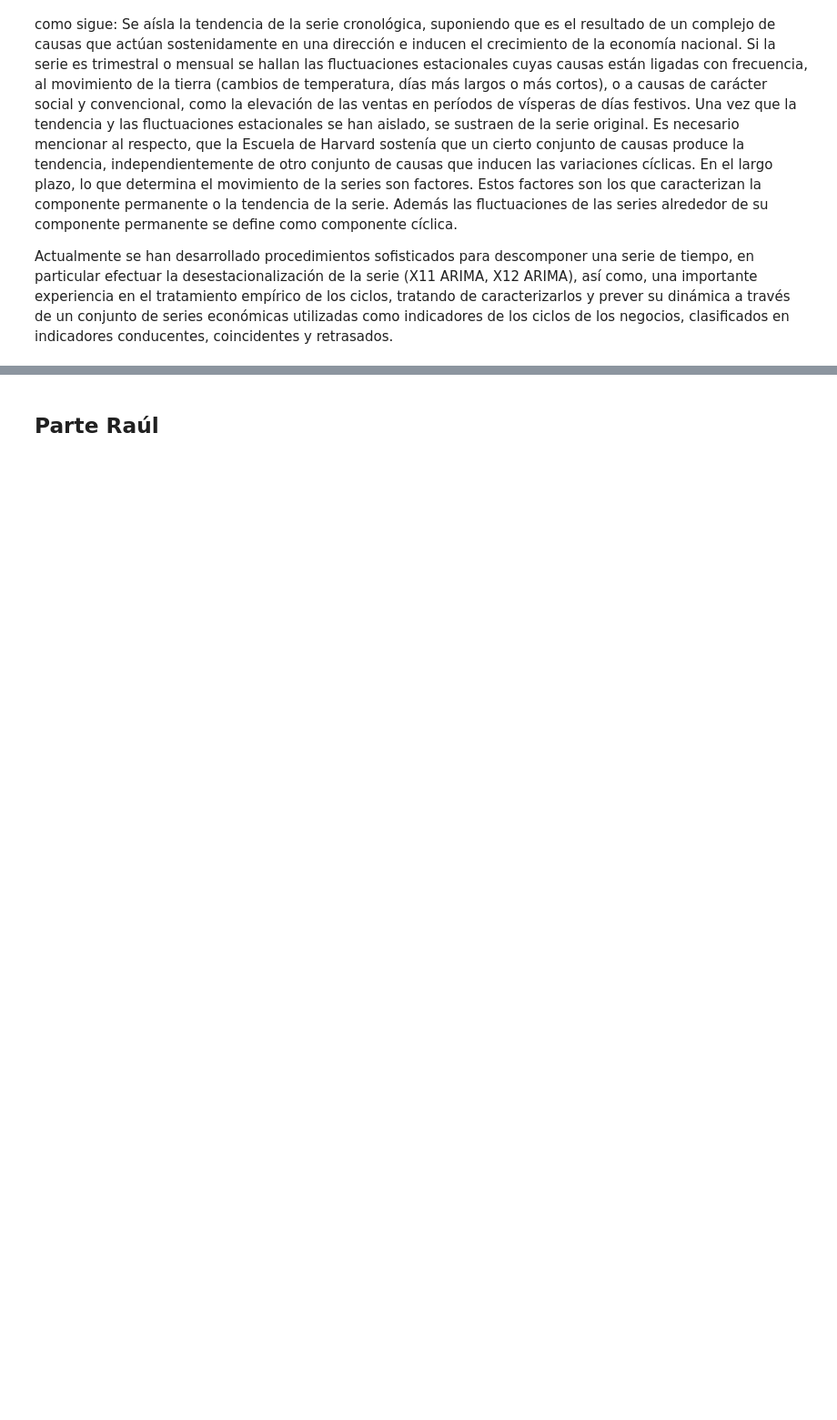
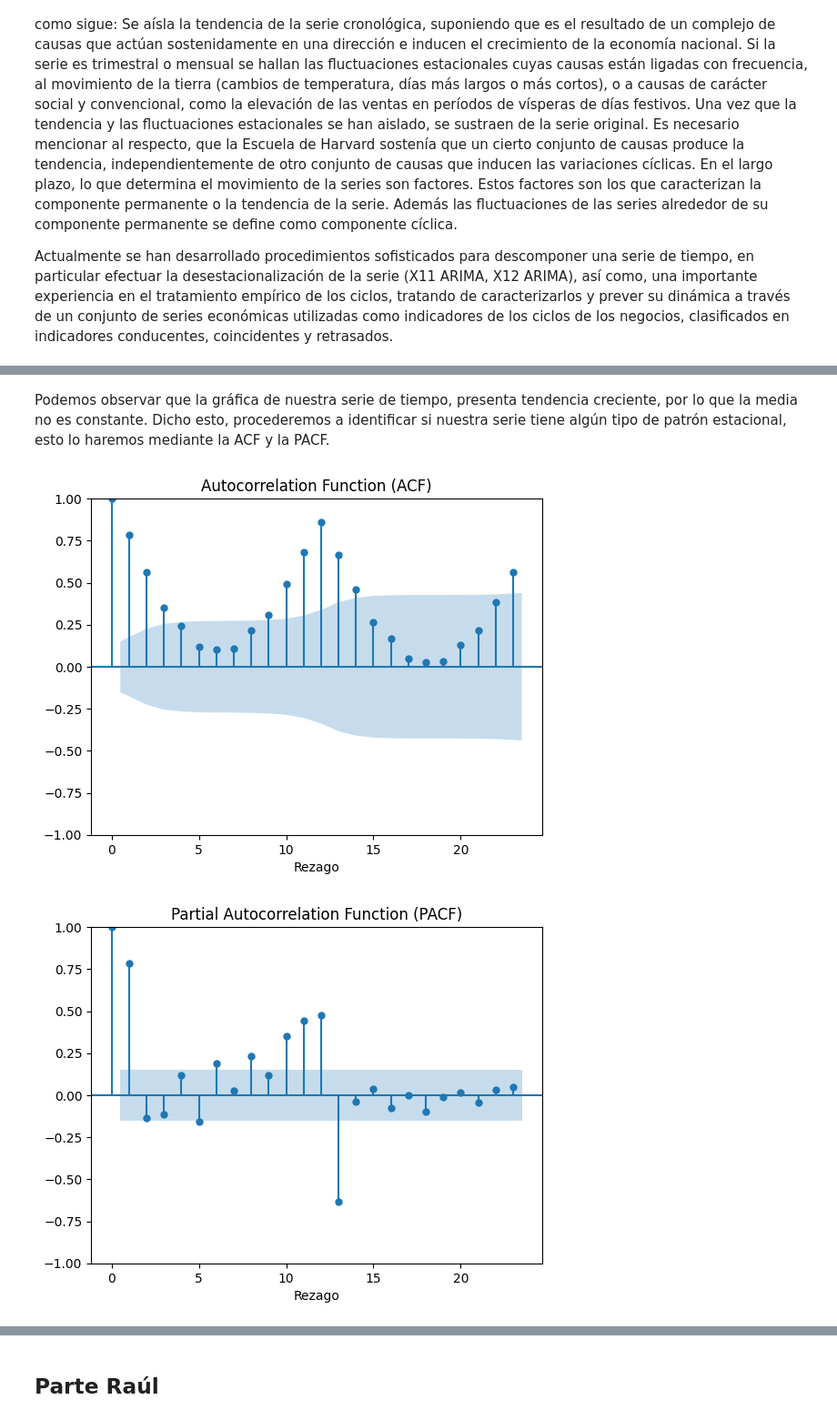
Before and after one commit to maferpy/unidad9, a Jupyter notebook: pronosticos.ipynb, the cells around one changed output, grey strips where cells are left out. Shown at 91% size. Drawn from its saved outputs; the diff is of its cells as text; code cells hidden in the pictures; blank space fills up the shorter version.

```diff
--- a/pronosticos.ipynb
+++ b/pronosticos.ipynb
@@ -20,0 +75,16 @@ Actualmente se han desarrollado procedimientos sofisticados para descomponer una
+# %% [markdown]
+Podemos observar que la gráfica de nuestra serie de tiempo, presenta tendencia creciente, por lo que la media no es constante.
+Dicho esto, procederemos a identificar si nuestra serie tiene algún tipo de patrón estacional, esto lo haremos mediante la ACF y la PACF.
+# %%
+plot_acf(df['Yt'])
+plt.title('Autocorrelation Function (ACF)')
+plt.xlabel("Rezago")
+plt.show()
+
+plot_pacf(df['Yt'])
+plt.title('Partial Autocorrelation Function (PACF)')
+plt.xlabel("Rezago")
+plt.show()
+# %% [output]
+[figure, added]
+[figure, added]
```
Also changed, not shown: parts of 8 cells of this notebook.
